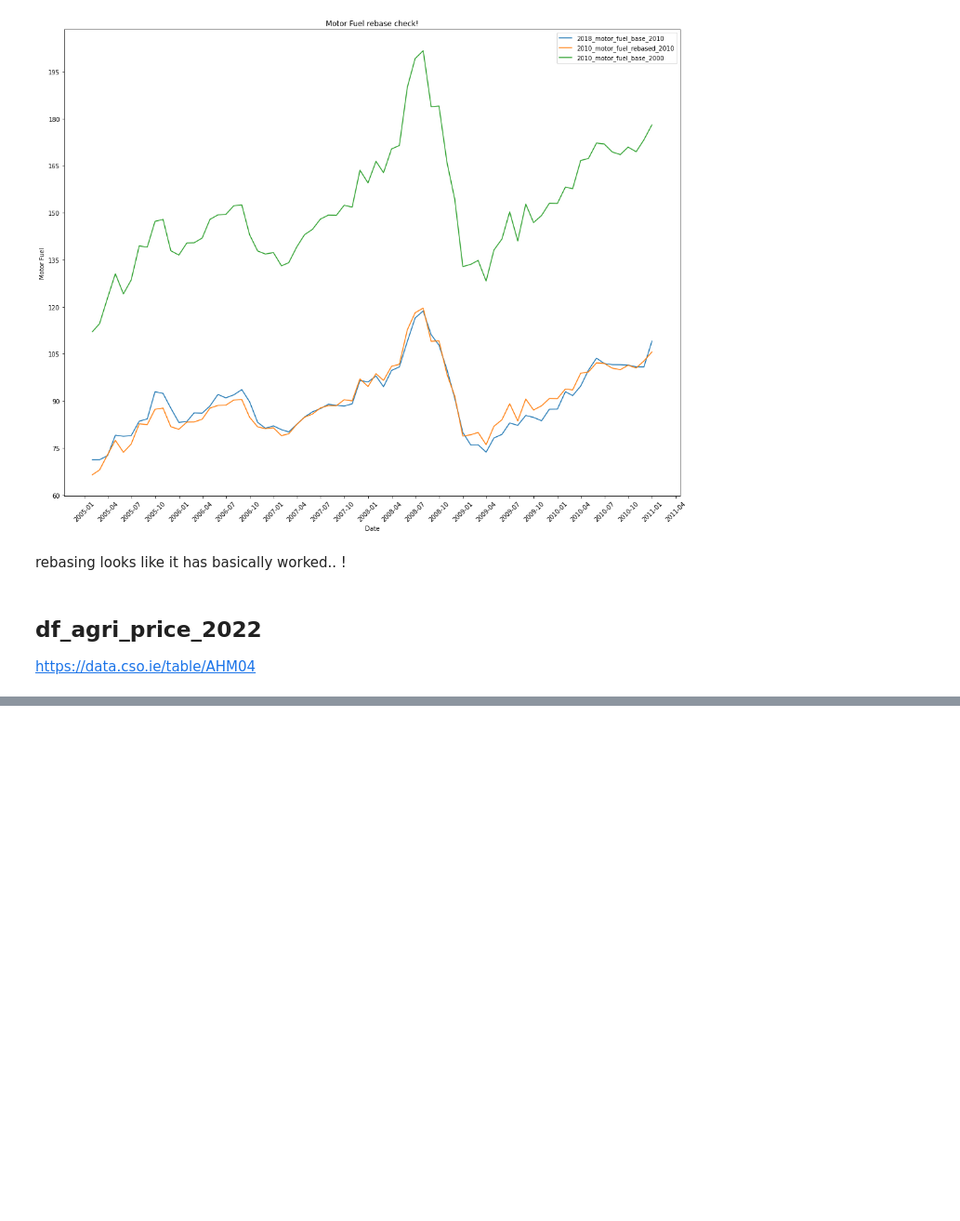
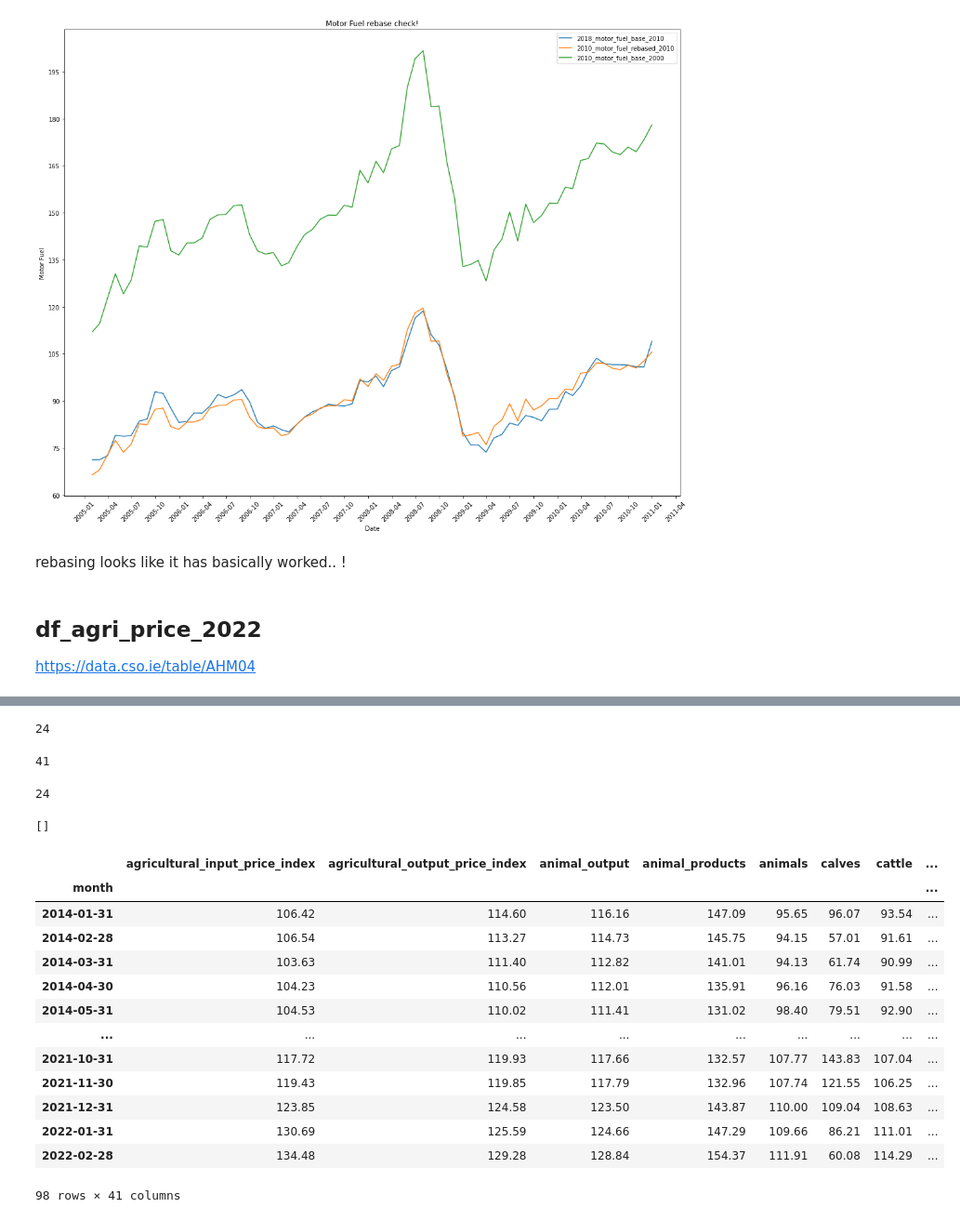
Before and after one commit to trentsteel777/CA2, a Jupyter notebook: DataPrep.ipynb, the cells around one changed output, grey strips where cells are left out. Shown at 93% size. Cells and saved outputs as stored; diff of their text form; code cells hidden in the pictures; blank space fills up the shorter version.

```diff
--- a/DataPrep.ipynb
+++ b/DataPrep.ipynb
@@ -811,0 +974,2 @@ https://data.cso.ie/table/AHM04
+# %%
+df_agri_price_2022_2 = df_agri_price_2022.pivot(index='month', columns='agricultural_product', values='value')
@@ -811,0 +1017,3 @@ https://data.cso.ie/table/AHM04
+# %%
+col_names_2022=sorted(df_agri_price_2022_2.columns)
+col_names_2022
@@ -811,0 +1038,12 @@ https://data.cso.ie/table/AHM04
+# %%
+col_names_2022_new = {}
+for i in range(len(col_names_2022)):
+    name = col_names_2022[i]
+    colname = re.sub(r"[_]{1,2}input|_output|_including_a.i.", "", col_names_2022[i])
+    #print(colname,":", name)
+    if colname == 'cereals_including_seeds':
+        col_names_2022_new[name] = 'cereals'
+    elif colname == 'potatoes_including_seeds':
+        col_names_2022_new[name] = 'potatoes'
+    elif colname == 'fruit_and_vegetables':
+        col_names_2022_new[name] = 'vegetables'
@@ -811,0 +1056,40 @@ https://data.cso.ie/table/AHM04
+# %%
+df_agri_price_2022_3 = df_agri_price_2022_2.rename(col_names_2022_new, axis=1)
+# %%
+len(df_agri_price_indices.columns)
+# %% [output]
+24
+# %%
+len(df_agri_price_2022_3.columns)
+# %% [output]
+41
+# %%
+# intersection between newly created 1995-2018 data and 2014-2022 data
+len(sorted(list(set(df_agri_price_2022_3.columns) & set(df_agri_price_indices.columns))))
+# %% [output]
+24
+# %%
+# check that df_agri_price_2022_3 has exactly the same columns as df_agri_price_indices
+# and that none are missing (empty list if none are missing)
+temp1=(sorted(set(set(df_agri_price_2022_3.columns) & set(df_agri_price_indices.columns))))
+temp2 = [x for x in df_agri_price_indices.columns if x not in temp1]
+temp2
+# %% [output]
+[]
+# %%
+df_agri_price_2022_3
+# %% [output]
+|  | agricultural_input_price_index | agricultural_output_price_index | animal_output | animal_products | animals | calves | cattle | ... |
+| month |  |  |  |  |  |  |  | ... |
+| 2014-01-31 | 106.42 | 114.60 | 116.16 | 147.09 | 95.65 | 96.07 | 93.54 | ... |
+| 2014-02-28 | 106.54 | 113.27 | 114.73 | 145.75 | 94.15 | 57.01 | 91.61 | ... |
+| 2014-03-31 | 103.63 | 111.40 | 112.82 | 141.01 | 94.13 | 61.74 | 90.99 | ... |
+| 2014-04-30 | 104.23 | 110.56 | 112.01 | 135.91 | 96.16 | 76.03 | 91.58 | ... |
+| 2014-05-31 | 104.53 | 110.02 | 111.41 | 131.02 | 98.40 | 79.51 | 92.90 | ... |
+| ... | ... | ... | ... | ... | ... | ... | ... | ... |
+| 2021-10-31 | 117.72 | 119.93 | 117.66 | 132.57 | 107.77 | 143.83 | 107.04 | ... |
+| 2021-11-30 | 119.43 | 119.85 | 117.79 | 132.96 | 107.74 | 121.55 | 106.25 | ... |
+| 2021-12-31 | 123.85 | 124.58 | 123.50 | 143.87 | 110.00 | 109.04 | 108.63 | ... |
+| 2022-01-31 | 130.69 | 125.59 | 124.66 | 147.29 | 109.66 | 86.21 | 111.01 | ... |
+| 2022-02-28 | 134.48 | 129.28 | 128.84 | 154.37 | 111.91 | 60.08 | 114.29 | ... |
+98 rows × 41 columns
```
Also changed, not shown: parts of 42 cells of this notebook, 2 other files.
